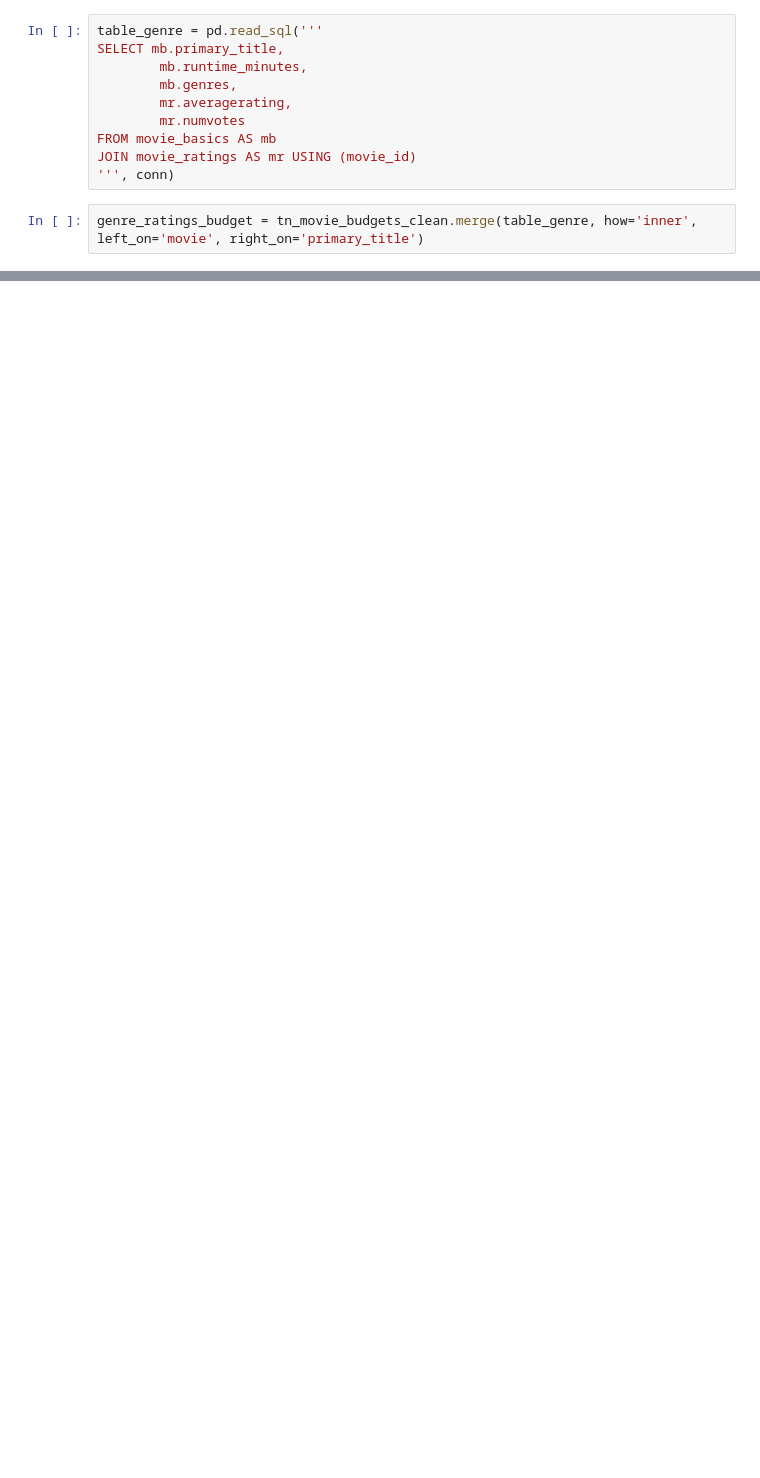
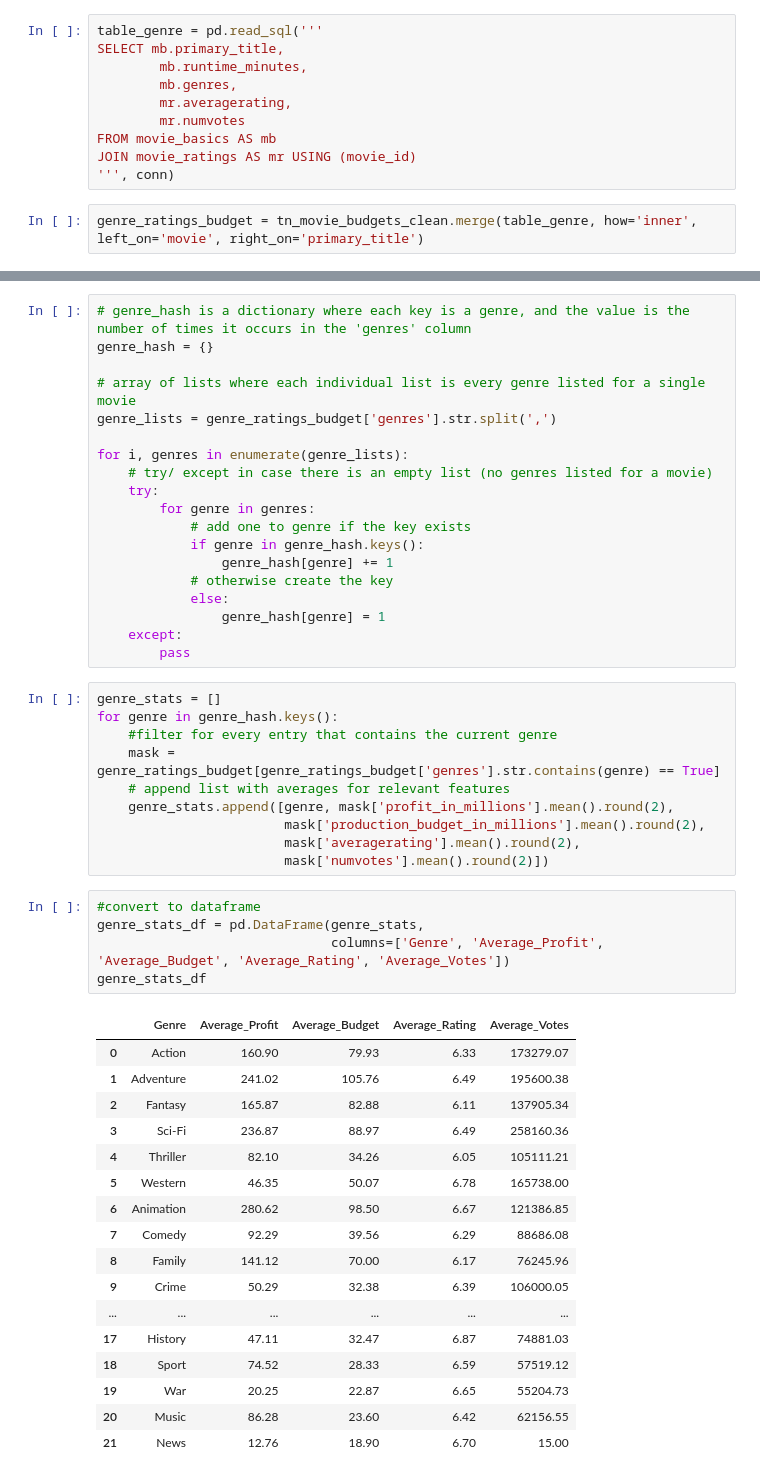
Before and after one commit to colesussmeierDELOITTE/Pod1Capstone, a Jupyter notebook: allie_work.ipynb, the cells around one changed output, grey strips where cells are left out. Cells and saved outputs as stored; diff of their text form; blank space fills up the shorter version.

```diff
--- a/allie_work.ipynb
+++ b/allie_work.ipynb
@@ -181,0 +132,52 @@ Name: genres, dtype: object
+# %%
+# genre_hash is a dictionary where each key is a genre, and the value is the number of times it occurs in the 'genres' column
+genre_hash = {}
+
+# array of lists where each individual list is every genre listed for a single movie
+genre_lists = genre_ratings_budget['genres'].str.split(',')
+
+for i, genres in enumerate(genre_lists):
+    # try/ except in case there is an empty list (no genres listed for a movie)
+    try:
+        for genre in genres:
+            # add one to genre if the key exists
+            if genre in genre_hash.keys():
+                genre_hash[genre] += 1
+            # otherwise create the key
+            else:
+                genre_hash[genre] = 1
+    except:
+        pass
+# %%
+genre_stats = []
+for genre in genre_hash.keys():
+    #filter for every entry that contains the current genre
+    mask = genre_ratings_budget[genre_ratings_budget['genres'].str.contains(genre) == True]
+    # append list with averages for relevant features
+    genre_stats.append([genre, mask['profit_in_millions'].mean().round(2),
+                        mask['production_budget_in_millions'].mean().round(2),
+                        mask['averagerating'].mean().round(2),
+                        mask['numvotes'].mean().round(2)])
+# %%
+#convert to dataframe
+genre_stats_df = pd.DataFrame(genre_stats,
+                              columns=['Genre', 'Average_Profit', 'Average_Budget', 'Average_Rating', 'Average_Votes'])
+genre_stats_df
+# %% [output]
+|  | Genre | Average_Profit | Average_Budget | Average_Rating | Average_Votes |
+| 0 | Action | 160.90 | 79.93 | 6.33 | 173279.07 |
+| 1 | Adventure | 241.02 | 105.76 | 6.49 | 195600.38 |
+| 2 | Fantasy | 165.87 | 82.88 | 6.11 | 137905.34 |
+| 3 | Sci-Fi | 236.87 | 88.97 | 6.49 | 258160.36 |
+| 4 | Thriller | 82.10 | 34.26 | 6.05 | 105111.21 |
+| 5 | Western | 46.35 | 50.07 | 6.78 | 165738.00 |
+| 6 | Animation | 280.62 | 98.50 | 6.67 | 121386.85 |
+| 7 | Comedy | 92.29 | 39.56 | 6.29 | 88686.08 |
+| 8 | Family | 141.12 | 70.00 | 6.17 | 76245.96 |
+| 9 | Crime | 50.29 | 32.38 | 6.39 | 106000.05 |
+| ... | ... | ... | ... | ... | ... |
+| 17 | History | 47.11 | 32.47 | 6.87 | 74881.03 |
+| 18 | Sport | 74.52 | 28.33 | 6.59 | 57519.12 |
+| 19 | War | 20.25 | 22.87 | 6.65 | 55204.73 |
+| 20 | Music | 86.28 | 23.60 | 6.42 | 62156.55 |
+| 21 | News | 12.76 | 18.90 | 6.70 | 15.00 |
```
Also changed, not shown: parts of 13 cells of this notebook.
